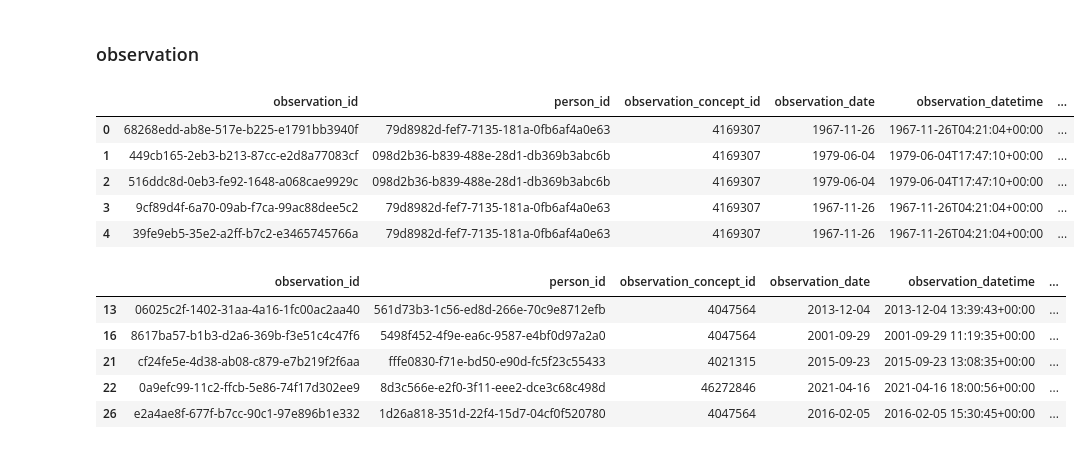
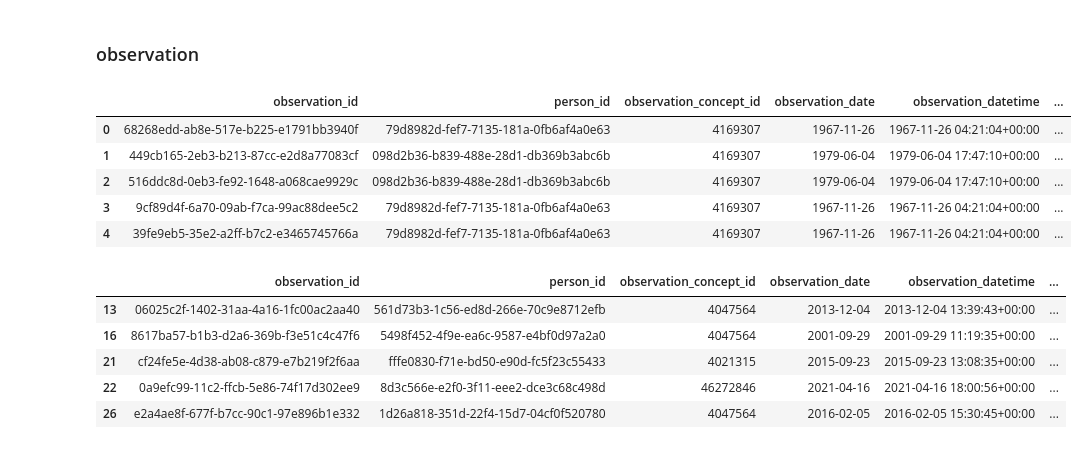
Before and after one commit to saywurdson/synthea_dw, a Jupyter notebook: omop.ipynb, the cells around one changed output. Drawn from its saved outputs; the diff is of its cells as text; code cells hidden in the pictures.

```diff
--- a/omop.ipynb
+++ b/omop.ipynb
@@ -322,11 +512,11 @@ def allergyIntolerance_to_observation(data, concept):
                 'observation_id': data['id'],
                 'person_id': data['patient']['reference'].split('/')[-1],
                 'observation_concept_id': 4169307,
-                'observation_date': data['recordedDate'].split('T')[0],
-                'observation_datetime': data['recordedDate'],
+                'observation_date': datetime.strptime(data['recordedDate'].split('T')[0], '%Y-%m-%d').date(),
+                'observation_datetime': datetime.fromisoformat(data['recordedDate']),
                 'observation_type_concept_id': 32817,
                 'value_as_number': None,
-                'value_as_string': data['code']['coding'][0]['display'],
+                'value_as_string': None,
                 'value_as_concept_id': find_concept_id(
                     concept,
                     concept_codes=[data['code']['coding'][0]['code']],
@@ -345,44 +535,44 @@ def allergyIntolerance_to_observation(data, concept):
                     standard_concept='S',
                     concept_class_ids=['Qualifier Value']
                 ),
-                'unit_concept_id': None,
-                'provider_id': None,
+                'unit_concept_id': pd.NA,
+                'provider_id': pd.NA,
                 'visit_occurrence_id': None,
                 'visit_detail_id': None,
                 'observation_source_value': None,
                 'observation_source_concept_id': 4169307,
                 'unit_source_value': None,
                 'qualifier_source_value': data['criticality'],
                 'value_source_value': data['code']['coding'][0]['code'],
                 'observation_event_id': None,
                 'obs_event_field_concept_id': None
             }
             observations.append(observation)
 
         return observations
 
     return None
 
 observation_rows = []
 
 with open('/workspaces/synthea_dw/data/fhir/AllergyIntolerance.ndjson', 'r') as file:
     for line in file:
         data = json.loads(line)
         rows = allergyIntolerance_to_observation(data, concept)
         if rows:
             observation_rows.extend(rows)
 
 observation = pd.DataFrame(observation_rows).drop_duplicates()
 observation = observation[observation['observation_source_concept_id'] != 0]
 
 observation.head()
 # %% [output]
 |  | observation_id | person_id | observation_concept_id | observation_date | observation_datetime | ... |
-| 0 | 68268edd-ab8e-517e-b225-e1791bb3940f | 79d8982d-fef7-7135-181a-0fb6af4a0e63 | 4169307 | 1967-11-26 | 1967-11-26T04:21:04+00:00 | ... |
-| 1 | 449cb165-2eb3-b213-87cc-e2d8a77083cf | 098d2b36-b839-488e-28d1-db369b3abc6b | 4169307 | 1979-06-04 | 1979-06-04T17:47:10+00:00 | ... |
-| 2 | 516ddc8d-0eb3-fe92-1648-a068cae9929c | 098d2b36-b839-488e-28d1-db369b3abc6b | 4169307 | 1979-06-04 | 1979-06-04T17:47:10+00:00 | ... |
-| 3 | 9cf89d4f-6a70-09ab-f7ca-99ac88dee5c2 | 79d8982d-fef7-7135-181a-0fb6af4a0e63 | 4169307 | 1967-11-26 | 1967-11-26T04:21:04+00:00 | ... |
-| 4 | 39fe9eb5-35e2-a2ff-b7c2-e3465745766a | 79d8982d-fef7-7135-181a-0fb6af4a0e63 | 4169307 | 1967-11-26 | 1967-11-26T04:21:04+00:00 | ... |
+| 0 | 68268edd-ab8e-517e-b225-e1791bb3940f | 79d8982d-fef7-7135-181a-0fb6af4a0e63 | 4169307 | 1967-11-26 | 1967-11-26 04:21:04+00:00 | ... |
+| 1 | 449cb165-2eb3-b213-87cc-e2d8a77083cf | 098d2b36-b839-488e-28d1-db369b3abc6b | 4169307 | 1979-06-04 | 1979-06-04 17:47:10+00:00 | ... |
+| 2 | 516ddc8d-0eb3-fe92-1648-a068cae9929c | 098d2b36-b839-488e-28d1-db369b3abc6b | 4169307 | 1979-06-04 | 1979-06-04 17:47:10+00:00 | ... |
+| 3 | 9cf89d4f-6a70-09ab-f7ca-99ac88dee5c2 | 79d8982d-fef7-7135-181a-0fb6af4a0e63 | 4169307 | 1967-11-26 | 1967-11-26 04:21:04+00:00 | ... |
+| 4 | 39fe9eb5-35e2-a2ff-b7c2-e3465745766a | 79d8982d-fef7-7135-181a-0fb6af4a0e63 | 4169307 | 1967-11-26 | 1967-11-26 04:21:04+00:00 | ... |
 # %%
 def carePlan_to_observation(data, concept):
     observation_rows = []
```
Also changed, not shown: parts of 6 cells of this notebook.
